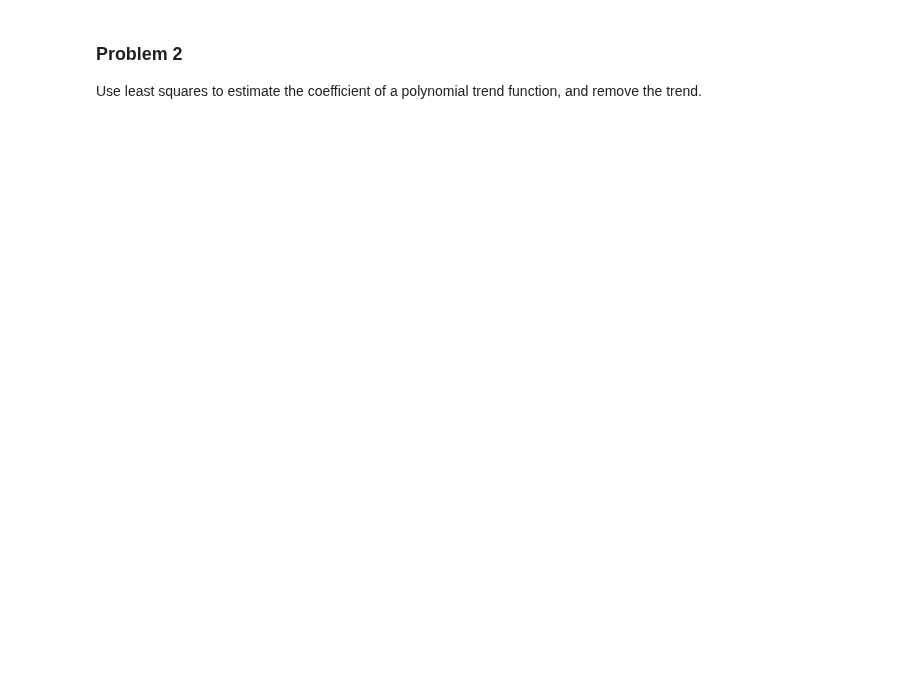
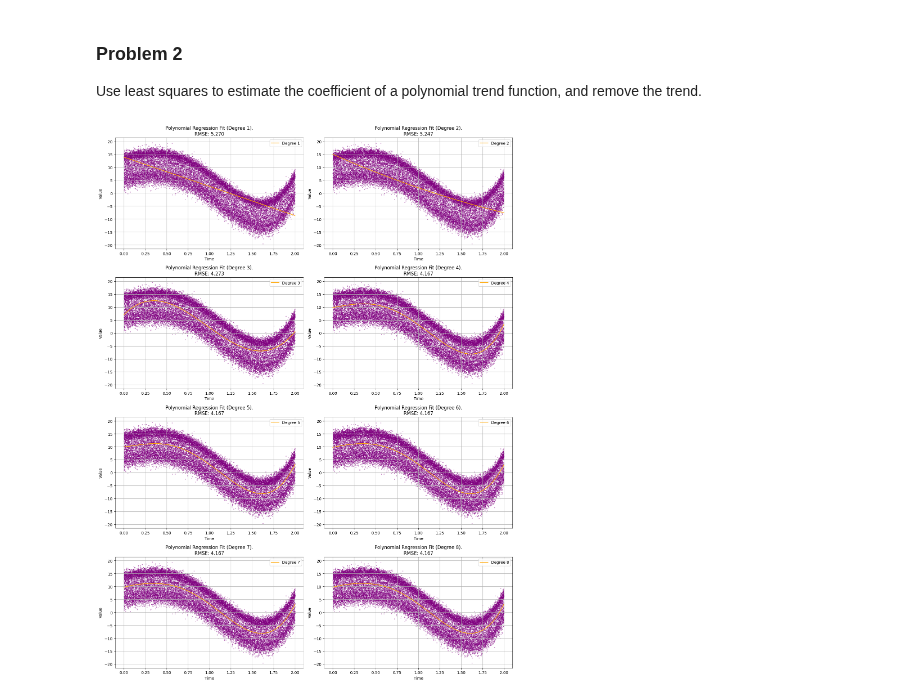
Before and after one commit to DaMole98/SPE-labs, a Jupyter notebook: HW-3/HW3.ipynb, the cells around one changed output. Cells and saved outputs as stored; diff of their text form; code cells hidden in the pictures; blank space fills up the shorter version.

```diff
--- a/HW-3/HW3.ipynb
+++ b/HW-3/HW3.ipynb
@@ -27,8 +35,100 @@ plt.show()
+# %%
+def poly_reg(deg, y):
+    A = np.vander(t, N=deg + 1, increasing=True)
+    b, sq_residuals, _, _ = np.linalg.lstsq(A, y, rcond=None)
+    y_fit = A @ b
+    return y_fit, sq_residuals
 # %% [markdown]
 ### Problem 2
 
 Use least squares to estimate the coefficient of a polynomial trend function, and remove the trend.
 # %%
-MAX_DEGREE = 10
+import math
 
+MAX_DEGREE = 8
 # Compute the coefficients of polynomial regression from 1 to MAX_DEGREE and plot the results
+
+t = df['time'].values
+y = df['value'].values
+
+n_plots = MAX_DEGREE
+cols = 2
+rows = math.ceil(n_plots / cols)
+fig, axes = plt.subplots(rows, cols, figsize=(15, 5 * rows))
+axes = axes.flatten()
+
+rmse_for_degrees = []
+
+for deg in range(1, MAX_DEGREE + 1):
+    trend, sq_residuals = poly_reg(deg, y)
+    rmse = np.sqrt(sq_residuals / len(y))
+    rmse_for_degrees.append(rmse)
+    ax = axes[deg-1]
+    ax.scatter(t, y, color="purple", alpha=0.5, s=1)
+    ax.plot(t, trend, color="orange", label=f"Degree {deg}")
+    ax.set_xlabel("Time")
+    ax.set_ylabel("Value")
+    ax.set_title(f"Polynomial Regression Fit (Degree {deg}).\nRMSE: {float(rmse[0]):.3f}")
+    ax.grid()
+    ax.legend()
+
+for ax in axes[n_plots:]:
+    ax.set_visible(False)
+
+plt.tight_layout()
+plt.show()
+
+#Using cross validation to confirm the best model in term of generalization
+
+t_cv = df['time'].values.reshape(-1, 1)
+y_cv = df['value'].values
+
+degrees = range(1, MAX_DEGREE+1)
+rmse_cv = []
+rmse_cv_std = []
+best_rmse_cv = float('inf')
+best_poly = None
+#best_model = None
+
+for d in degrees:
+    poly = PolynomialFeatures(degree=d, include_bias=True, interaction_only=False) #transformer for genearting the  feature matrix (A)
+    X_poly = poly.fit_transform(t_cv) # matrix A
+    model = LinearRegression()
+    # Use negative RMSE and reverse its sign
+    scores = -cross_val_score(model, X_poly, y_cv, cv=5, scoring='neg_root_mean_squared_error')
+    current_rmse = scores.mean()
+    rmse_cv.append(current_rmse)
+    rmse_cv_std.append(scores.std())
+    if current_rmse < best_rmse_cv:
+        best_rmse_cv = current_rmse
+        best_poly = poly
+        #best_model = model.fit(X_poly, y_cv)
+
+# Create a single figure with two subplots
+fig, (ax1, ax2) = plt.subplots(1, 2, figsize=(12, 5))
+
+# RMSE vs Polynomial Degree on the second subplot
+rmse_floats = [float(r[0]) for r in rmse_for_degrees]
+ax1.plot(degrees, rmse_floats, marker='o')
+for d, rm in zip(degrees, rmse_floats):
+    ax1.text(d, rm, f'{rm:.2f}', ha='center', va='bottom', fontsize=7)
+ax1.set_xlabel('Polynomial Degree')
+ax1.set_ylabel('RMSE')
+ax1.set_title('RMSE vs Polynomial Degree')
+ax1.grid(True)
+
+# CV-MSE vs Polynomial Degree on the first subplot
+ax2.plot(degrees, rmse_cv, marker='o')
+for d_val, cv_rmse, std in zip(degrees, rmse_cv, rmse_cv_std):
+    ax2.text(d_val, cv_rmse, f'{cv_rmse:.2f} ± {std:.2f}', ha='center', va='bottom', fontsize=7)
+ax2.set_xlabel('Polynomial Degree')
+ax2.set_ylabel('Cross-validated RMSE')
+ax2.set_title('CV-RMSE vs Polynomial Degree')
+ax2.grid(True)
+
+plt.tight_layout()
+plt.show()
+
+print("Best model degree: ", best_poly.degree)
+# %% [output]
+[figure, added]
```
Also changed, not shown: parts of 8 cells of this notebook.
